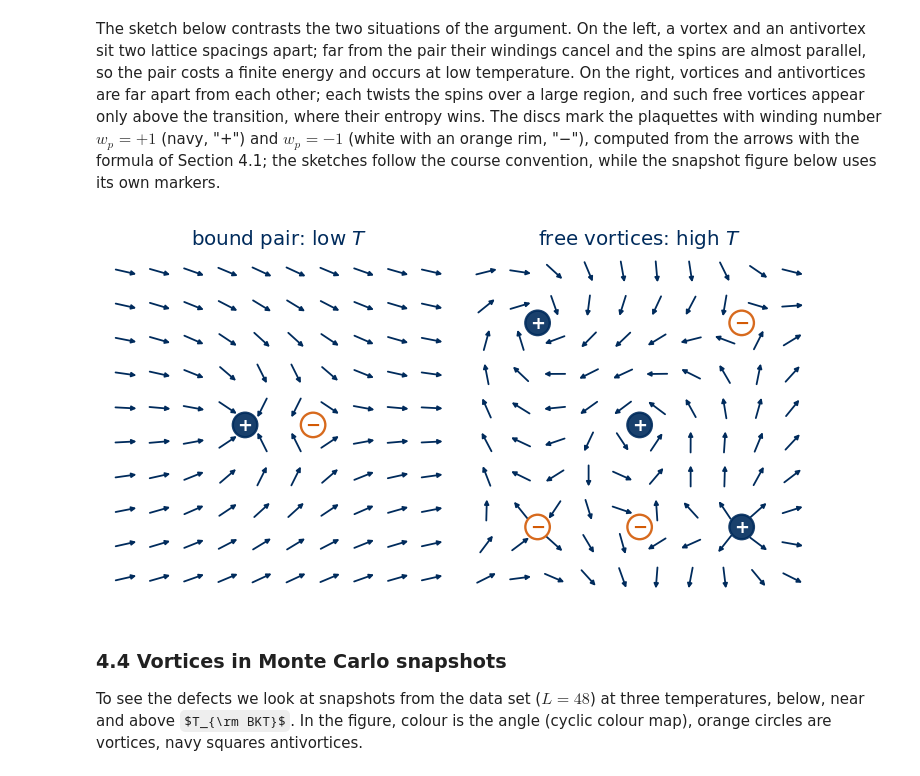
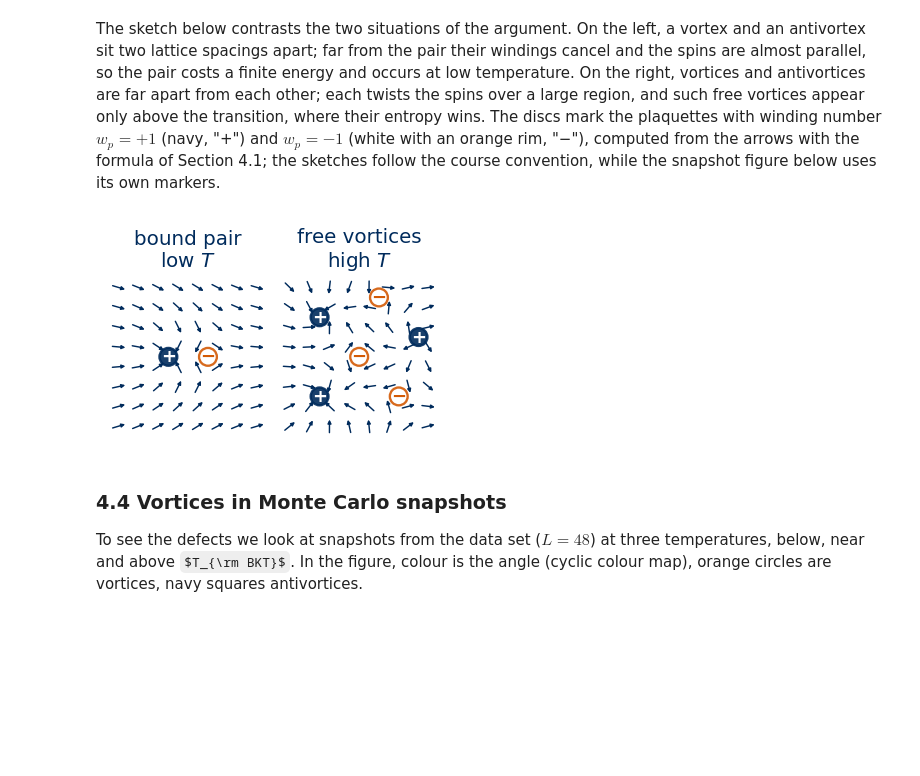
Before and after one commit to MarcinPlodzien/deep-learning-for-classical-and-quantum-physics, a Jupyter notebook: notebooks/lecture-05/lab-030-physics-2d-xy.ipynb, the cells around one changed output. Drawn from its saved outputs; the diff is of its cells as text; code cells hidden in the pictures; some formulas as TeX source; blank space fills up the shorter version.

```diff
--- a/notebooks/lecture-05/lab-030-physics-2d-xy.ipynb
+++ b/notebooks/lecture-05/lab-030-physics-2d-xy.ipynb
@@ -115,7 +115,7 @@ The sketch below compares the two cases on a strip of twelve columns. In the Isi
 # Colour convention shared by all sketches of the course:
 #   spin s = +1: filled navy disc,   spin s = -1: white disc with an orange rim;
 #   satisfied bond: solid blue line, broken (frustrated) bond: dashed purple line marked with a cross.
-# The figure is drawn at its physical size on a 16:9 slide (5.5 in = full text width) with 10-12 pt text,
+# The figure is drawn at its physical size on a 16:9 slide (3.19 in = 0.58 text width) with 10-12 pt text,
 # and shown here at a higher screen resolution.
 import os
 import numpy as np
@@ -176,20 +176,21 @@ def draw_vortex_marks(ax, w, r=0.3):
 
 def sketch_wall_versus_spin_wave():
     nx, ny = 12, 3
-    fig, (ax1, ax2) = plt.subplots(2, 1, figsize=(5.5, 2.9))
-    fig.subplots_adjust(left=0.01, right=0.99, bottom=0.01, top=0.92, hspace=0.45)
+    W, H, h = 3.19, 2.14, 0.76                       # figure width and height, panel height (in)
+    fig = plt.figure(figsize=(W, H))
+    ax1 = fig.add_axes([0.01, (h + 0.34) / H, 0.98, h / H]); ax2 = fig.add_axes([0.01, 0.02 / H, 0.98, h / H])
     # (a) Ising: the spins flip abruptly across one column of bonds
     for yy in range(ny):
         for xx in range(nx):
-            draw_spin(ax1, xx, yy, 1 if xx < nx // 2 else -1, r=0.3, lw=0.9)
-    ax1.plot([nx / 2 - 0.5] * 2, [-0.5, ny - 0.5], color=PURPLE, lw=2.5)
-    ax1.set_title(r"(a) Ising: sharp domain wall, $2J$ per broken bond", fontsize=11, color=NAVY, loc="left")
+            draw_spin(ax1, xx, yy, 1 if xx < nx // 2 else -1, r=0.3, lw=0.8)
+    ax1.plot([nx / 2 - 0.5] * 2, [-0.5, ny - 0.5], color=PURPLE, lw=2.0)
+    ax1.set_title(r"(a) Ising: sharp wall, $2J$ per broken bond", fontsize=11, color=NAVY, loc="left")
     # (b) XY: the angle turns by 2 pi gradually over ell = nx columns, i.e. by 2 pi / ell per bond
     theta = np.tile(2 * np.pi * np.arange(nx) / nx + np.pi / 2, (ny, 1))
-    draw_xy_spins(ax2, theta, length=0.7, lw=1.4, head=8)
-    ax2.set_title(r"(b) XY: spin wave, $2\pi$ over $\ell$ sites, $\frac{J}{2}(2\pi/\ell)^2$ per bond", fontsize=11, color=NAVY, loc="left")
+    draw_xy_spins(ax2, theta, length=0.75, lw=1.1, head=6)
+    ax2.set_title(r"(b) XY: $2\pi$ over $\ell$ sites, $\frac{J}{2}(2\pi/\ell)^2$ per bond", fontsize=11, color=NAVY, loc="left")
     for ax in (ax1, ax2):
-        ax.set_xlim(-0.6, nx - 0.4); ax.set_ylim(-0.6, ny - 0.4); ax.set_aspect("equal"); ax.axis("off")
+        ax.set_xlim(-0.6, nx - 0.4); ax.set_ylim(-0.45, ny - 0.55); ax.set_aspect("equal"); ax.axis("off")
     return fig
 
 with plt.rc_context(SKETCH_STYLE):
@@ -1376,7 +1378,7 @@ The sketch below contrasts the two situations of the argument. On the left, a vo
 # Colour convention shared by all sketches of the course:
 #   spin s = +1: filled navy disc,   spin s = -1: white disc with an orange rim;
 #   satisfied bond: solid blue line, broken (frustrated) bond: dashed purple line marked with a cross.
-# The figure is drawn at its physical size on a 16:9 slide (5.5 in = full text width) with 10-12 pt text,
+# The figure is drawn at its physical size on a 16:9 slide (2.585 in = 0.47 text width) with 10-12 pt text,
 # and shown here at a higher screen resolution.
 import os
 import numpy as np
@@ -1408,42 +1410,42 @@ def plaquette_winding(theta):
     wrap = lambda a: (a + np.pi) % (2 * np.pi) - np.pi           # angle difference mapped to [-pi, pi)
     t1, t2 = theta[:-1, :-1], theta[:-1, 1:]                       # (x, y), (x+1, y)
     t3, t4 = theta[1:, 1:], theta[1:, :-1]                         # (x+1, y+1), (x, y+1)
     return np.rint((wrap(t2 - t1) + wrap(t3 - t2) + wrap(t4 - t3) + wrap(t1 - t4)) / (2 * np.pi)).astype(int)
 
 def draw_vortex_marks(ax, w, r=0.3):
     # vortex (w = +1): navy disc with "+";  antivortex (w = -1): white disc with orange rim and "-"
     for (y, x), v in np.ndenumerate(w):
         if v != 0:
             face, edge, txt = (NAVY, NAVY, "white") if v > 0 else ("white", ORANGE, ORANGE)
             ax.add_patch(mpatches.Circle((x + 0.5, y + 0.5), r, fc=face, ec=edge, lw=1.3, zorder=6, alpha=0.9))
             ax.text(x + 0.5, y + 0.5, "+" if v > 0 else "−", color=txt, ha="center", va="center", fontsize=10,
                     fontweight="bold", zorder=7)
 
 def sketch_bound_and_free_vortices():
-    L = 10
+    L = 8
     y, x = np.indices((L, L)).astype(float)
     def field(defects):
         # superposition of vortices (q = +1) and antivortices (q = -1) at plaquette centres (cx, cy)
         return sum(q * np.arctan2(y - cy, x - cx) for (cx, cy, q) in defects)
-    panels = [([(3.5, 4.5, +1), (5.5, 4.5, -1)], "bound pair: low $T$"),
-              ([(1.5, 7.5, +1), (7.5, 7.5, -1), (4.5, 4.5, +1), (1.5, 1.5, -1), (7.5, 1.5, +1), (4.5, 1.5, -1)],
-               "free vortices: high $T$")]
-    fig, axes = plt.subplots(1, 2, figsize=(5.5, 3.0))
-    fig.subplots_adjust(left=0.01, right=0.99, bottom=0.01, top=0.9, wspace=0.06)
+    panels = [([(2.5, 3.5, +1), (4.5, 3.5, -1)], "bound pair\nlow $T$"),
+              ([(1.5, 5.5, +1), (4.5, 6.5, -1), (6.5, 4.5, +1), (3.5, 3.5, -1), (1.5, 1.5, +1), (5.5, 1.5, -1)],
+               "free vortices\nhigh $T$")]
+    fig, axes = plt.subplots(1, 2, figsize=(2.585, 1.66))           # physical size on the slide (0.47 text width)
+    fig.subplots_adjust(left=0.01, right=0.99, bottom=0.006, top=0.76, wspace=0.08)
     for ax, (defects, title) in zip(axes, panels):
         theta = field(defects)
-        draw_xy_spins(ax, theta, length=0.62, lw=1.0, head=5, dot=False)
-        draw_vortex_marks(ax, plaquette_winding(theta), r=0.36)      # winding numbers computed on every plaquette
+        draw_xy_spins(ax, theta, length=0.66, lw=0.8, head=4, dot=False)
+        draw_vortex_marks(ax, plaquette_winding(theta), r=0.45)      # winding numbers computed on every plaquette
         ax.set_title(title, fontsize=11, color=NAVY)
         ax.set_xlim(-0.5, L - 0.5); ax.set_ylim(-0.5, L - 0.5); ax.set_aspect("equal"); ax.axis("off")
     return fig
 
 with plt.rc_context(SKETCH_STYLE):
     fig = sketch_bound_and_free_vortices()
 save_sketch(fig, "sketch_xy_vortex_pairs.png")
 plt.show()
 # %% [output]
-[figure, old version]
+[figure, new version]
 # %% [markdown]
 ### 4.4 Vortices in Monte Carlo snapshots
 
```
Also changed, not shown: parts of 7 cells of this notebook, 20 other files.
